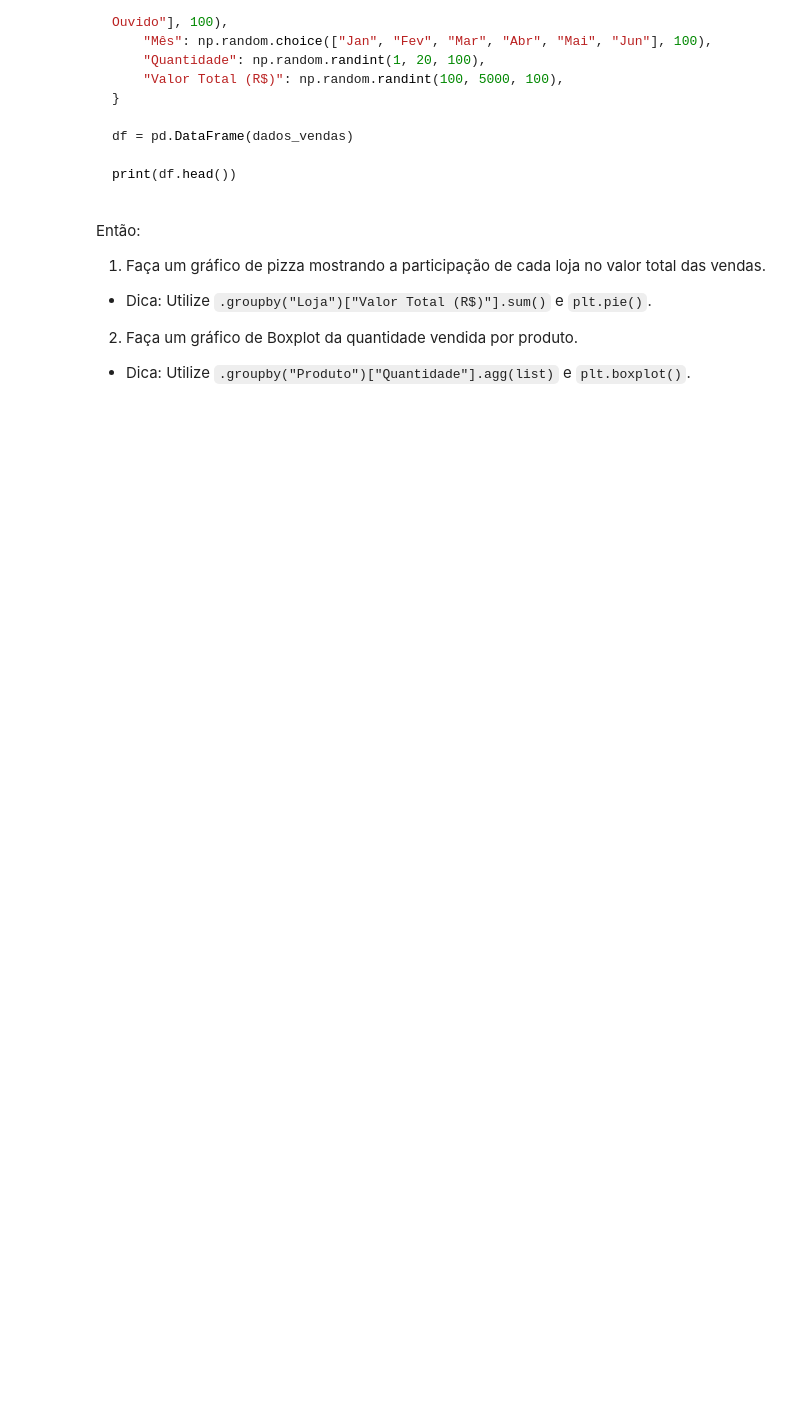
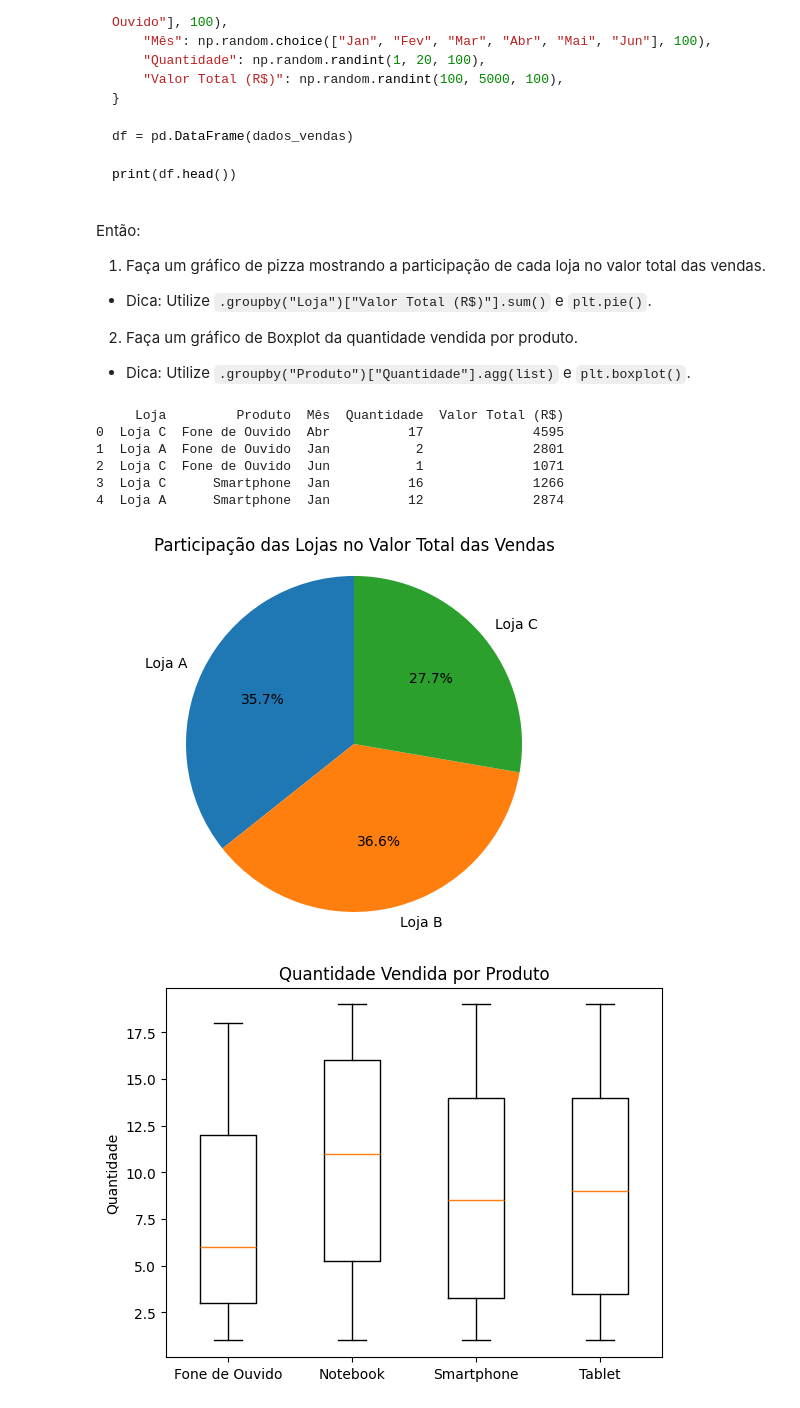
Before and after one commit to py241038835/CEE2, a Jupyter notebook: aulas.ipynb, the cells around one changed output. Saved outputs shown, nothing was run; the diff lists cells and outputs as text; code cells hidden in the pictures; blank space fills up the shorter version.

Commit message:
Aula 04/12/2024 - Gráficos - Matplotlib - Exercício 3

```diff
--- a/aulas.ipynb
+++ b/aulas.ipynb
@@ -4347,3 +4347,49 @@ Então:
 2. Faça um gráfico de Boxplot da quantidade vendida por produto.
 
   * Dica: Utilize `.groupby("Produto")["Quantidade"].agg(list)` e `plt.boxplot()`.
+# %%
+import pandas as pd
+import numpy as np
+
+np.random.seed(42)
+
+# Criando o DataFrame
+dados_vendas = {
+    "Loja": np.random.choice(["Loja A", "Loja B", "Loja C"], 100),
+    "Produto": np.random.choice(["Notebook", "Tablet", "Smartphone", "Fone de Ouvido"], 100),
+    "Mês": np.random.choice(["Jan", "Fev", "Mar", "Abr", "Mai", "Jun"], 100),
+    "Quantidade": np.random.randint(1, 20, 100),
+    "Valor Total (R$)": np.random.randint(100, 5000, 100),
+}
+
+df = pd.DataFrame(dados_vendas)
+
+print(df.head())
+
+import matplotlib.pyplot as plt
+
+#grafico de pizza
+pizza_grafico = df.groupby("Loja")["Valor Total (R$)"].sum()
+
+
+plt.pie(pizza_grafico, labels=pizza_grafico.index, autopct='%1.1f%%', startangle=90)
+plt.title("Participação das Lojas no Valor Total das Vendas")
+plt.axis('equal')
+plt.show()
+
+#Gráfico boxplot
+boxplot_grafico = df.groupby("Produto")["Quantidade"].agg(list)
+
+plt.boxplot(boxplot_grafico.values, labels=boxplot_grafico.index)
+plt.title("Quantidade Vendida por Produto")
+plt.ylabel("Quantidade")
+plt.show()
+# %% [output]
+     Loja         Produto  Mês  Quantidade  Valor Total (R$)
+0  Loja C  Fone de Ouvido  Abr          17              4595
+1  Loja A  Fone de Ouvido  Jan           2              2801
+2  Loja C  Fone de Ouvido  Jun           1              1071
+3  Loja C      Smartphone  Jan          16              1266
+4  Loja A      Smartphone  Jan          12              2874
+[figure, added]
+[figure, added]
```
